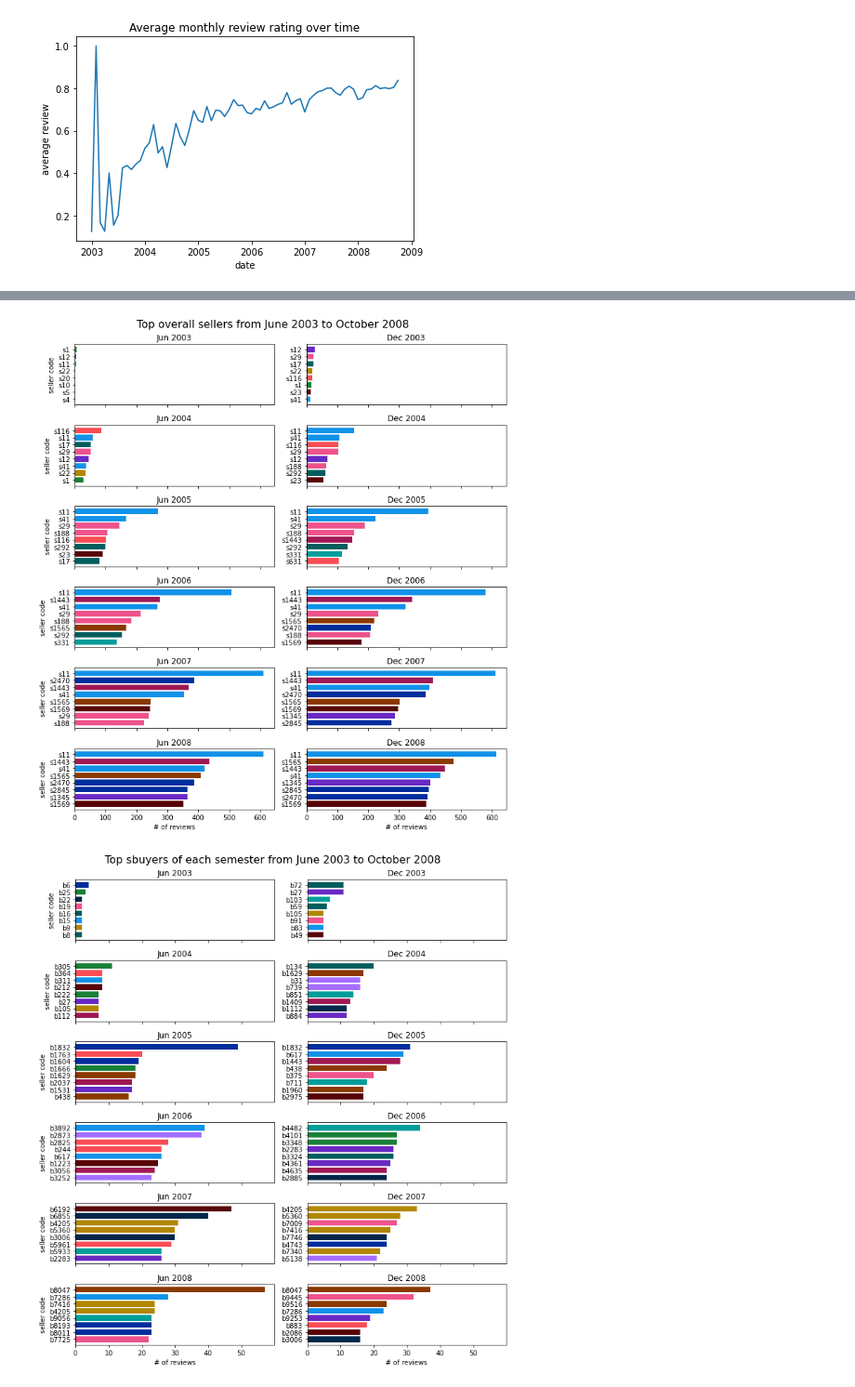
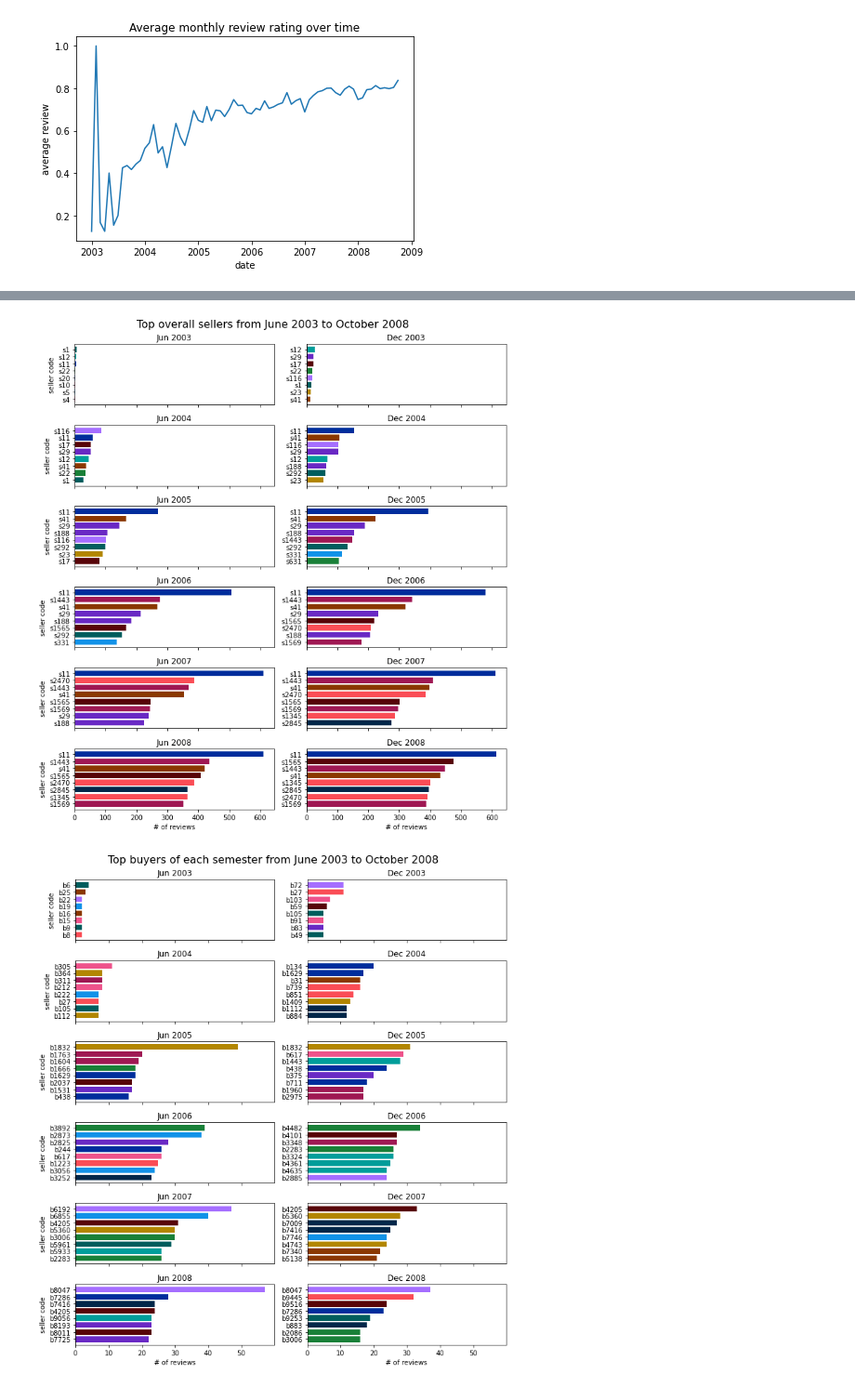
Before and after one commit to LukasDCode/Companionship-Network, a Jupyter notebook: src/over_time_analysis.ipynb, the cells around one changed output, grey strips where cells are left out. Shown: that part at 93% size. Drawn from its saved outputs; the diff is of its cells as text; code cells hidden in the pictures.

```diff
--- a/src/over_time_analysis.ipynb
+++ b/src/over_time_analysis.ipynb
@@ -248,7 +254,7 @@ plot_line_graph(
 [figure]
 # %%
 # top users
-def get_top_users_stats(n_top=8):
+def get_top_users_stats():
     '''
     Here we gather the statistics for the top users by certain criterias of every
     semester.
@@ -277,13 +283,13 @@ def get_top_users_stats(n_top=8):
             key = stop - timedelta(days=1)
 
             buyers = [n for n in net.nodes() if n.startswith('b')]
-            top_buyers_dict[key] = sorted([(n, net.degree(n)) for n in buyers], key=lambda x: x[1], reverse=True)[:n_top]
+            top_buyers_dict[key] = sorted([(n, net.degree(n)) for n in buyers], key=lambda x: x[1], reverse=True)
 
             sellers = [n for n in net.nodes() if n.startswith('s')]
-            top_sellers_dict[key] = sorted([(n, net.degree(n)) for n in sellers], key=lambda x: x[1], reverse=True)[:n_top]
+            top_sellers_dict[key] = sorted([(n, net.degree(n)) for n in sellers], key=lambda x: x[1], reverse=True)
 
-            top_buyers_timely_dict[key] = sorted([(name, n_reviews) for name, n_reviews in top_buyers_semester_dict.items()], key=lambda x: x[1], reverse=True)[:n_top]
-            top_sellers_timely_dict[key] = sorted([(name, n_reviews) for name, n_reviews in top_sellers_semester_dict.items()], key=lambda x: x[1], reverse=True)[:n_top]
+            top_buyers_timely_dict[key] = sorted([(name, n_reviews) for name, n_reviews in top_buyers_semester_dict.items()], key=lambda x: x[1], reverse=True)
+            top_sellers_timely_dict[key] = sorted([(name, n_reviews) for name, n_reviews in top_sellers_semester_dict.items()], key=lambda x: x[1], reverse=True)
 
             top_buyers_semester_dict = dict()
             top_sellers_semester_dict = dict()
@@ -311,13 +317,13 @@ def get_top_users_stats(n_top=8):
     key = stop - timedelta(days=1)
 
     buyers = [n for n in net.nodes() if n.startswith('b')]
-    top_buyers_dict[key] = sorted([(n, net.degree(n)) for n in buyers], key=lambda x: x[1], reverse=True)[:n_top]
+    top_buyers_dict[key] = sorted([(n, net.degree(n)) for n in buyers], key=lambda x: x[1], reverse=True)
 
     sellers = [n for n in net.nodes() if n.startswith('s')]
-    top_sellers_dict[key] = sorted([(n, net.degree(n)) for n in sellers], key=lambda x: x[1], reverse=True)[:n_top]
+    top_sellers_dict[key] = sorted([(n, net.degree(n)) for n in sellers], key=lambda x: x[1], reverse=True)
 
-    top_buyers_timely_dict[key] = sorted([(name, n_reviews) for name, n_reviews in top_buyers_semester_dict.items()], key=lambda x: x[1], reverse=True)[:n_top]
-    top_sellers_timely_dict[key] = sorted([(name, n_reviews) for name, n_reviews in top_sellers_semester_dict.items()], key=lambda x: x[1], reverse=True)[:n_top]
+    top_buyers_timely_dict[key] = sorted([(name, n_reviews) for name, n_reviews in top_buyers_semester_dict.items()], key=lambda x: x[1], reverse=True)
+    top_sellers_timely_dict[key] = sorted([(name, n_reviews) for name, n_reviews in top_sellers_semester_dict.items()], key=lambda x: x[1], reverse=True)
 
     # to return
     stats = dict()
@@ -330,7 +336,7 @@ def get_top_users_stats(n_top=8):
 
 stats = get_top_users_stats()
 # %%
-def plot_top_users(stats, title, xlabel, ylabel, file_name):
+def plot_top_users(stats, title, xlabel, ylabel, file_name, n_top=8):
     palette = [
         '#6929c4', '#1192e8', '#005d5d', '#9f1853',
         '#fa4d56', '#570408', '#198038', '#002d9c',
@@ -339,7 +345,7 @@ def plot_top_users(stats, title, xlabel, ylabel, file_name):
     ]
     codes = []
     for _, v in list(stats.items())[1:]:
-        codes.extend([x[0] for x in v])
+        codes.extend([x[0] for x in v[:n_top]])
     codes = set(codes)
     color_dict = dict()
     for i, c in enumerate(codes):
@@ -352,7 +358,7 @@ def plot_top_users(stats, title, xlabel, ylabel, file_name):
         plt.sca(ax)
         ax.set_title(key.strftime('%b %Y'))
 
-        x1, x2 = zip(*sorted(top_s, key=lambda x: x[1]))
+        x1, x2 = zip(*sorted(top_s[:n_top], key=lambda x: x[1]))
         plt.barh(x1, x2, color=[color_dict[s] for s in x1])
 
     for ax in axs.flat[::-1][:2]:
@@ -384,17 +390,17 @@ plot_top_users(
     file_name='best_sellers'
 )
 # %% [output]
-[figure, old version]
+[figure, new version]
 # %%
 plot_top_users(
     stats=stats['top_buyers_timely'],
-    title='Top sbuyers of each semester from June 2003 to October 2008',
+    title='Top buyers of each semester from June 2003 to October 2008',
     xlabel='# of reviews',
     ylabel='seller code',
     file_name='best_buyers_semester'
 )
 # %% [output]
-[figure, old version]
+[figure, new version]
 # %%
 plot_top_users(
     stats=stats['top_sellers_timely'],
```
Also changed, not shown: parts of 6 cells of this notebook.
